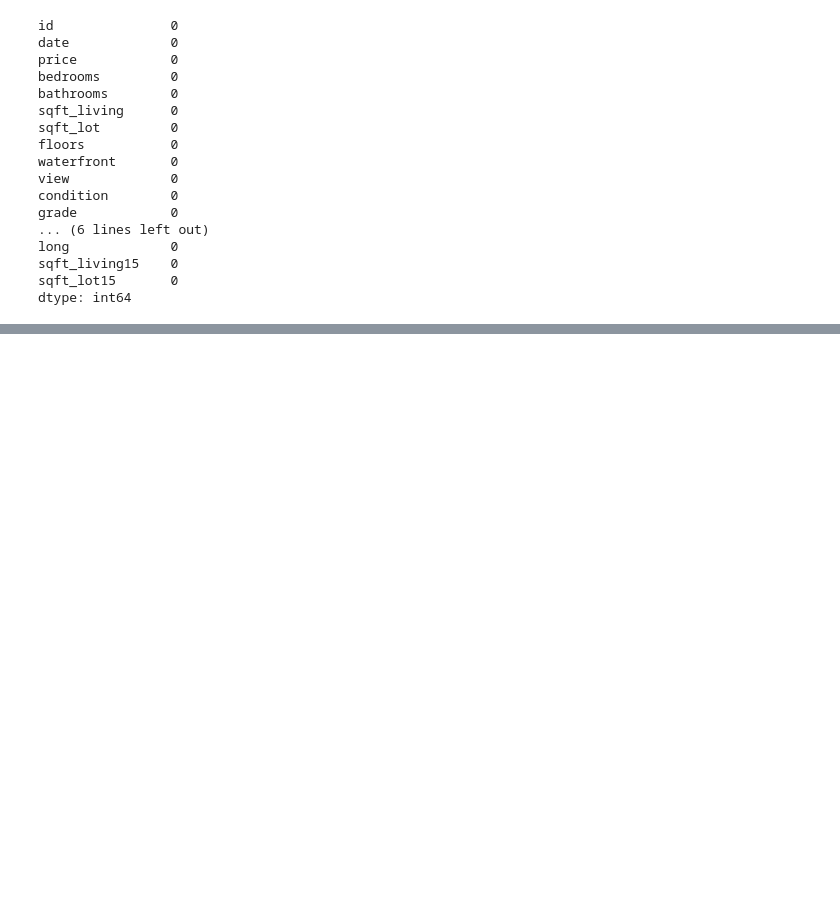
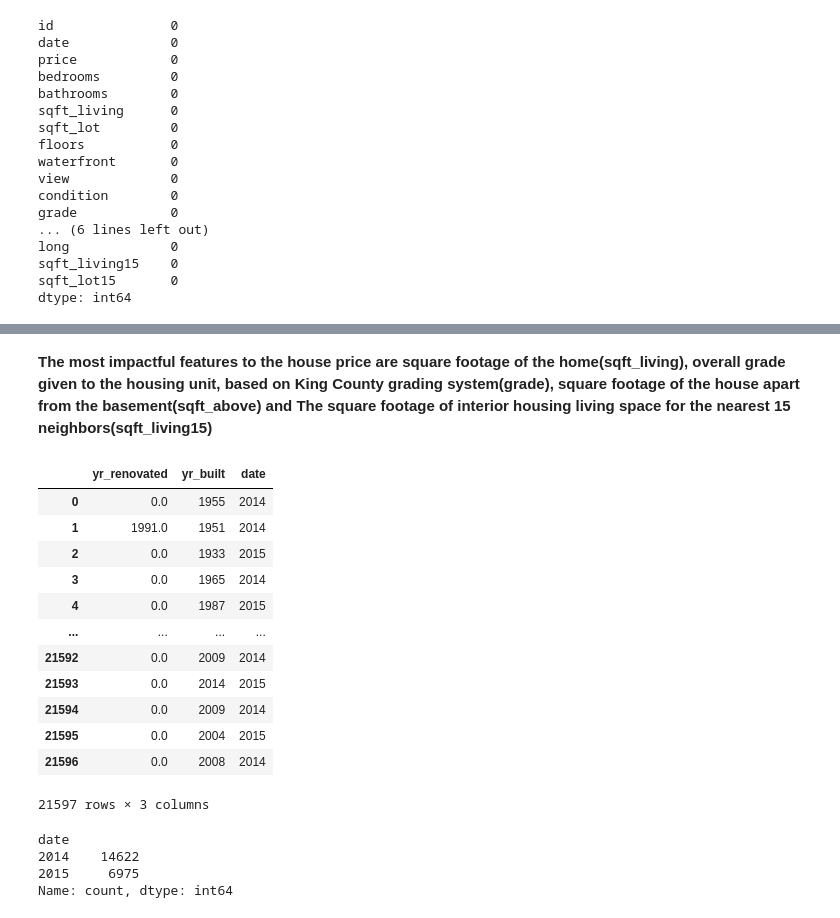
Before and after one commit to joakimTI/dsc-phase-2-project, a Jupyter notebook: student.ipynb, the cells around one changed output, grey strips where cells are left out. Cells and saved outputs as stored; diff of their text form; code cells hidden in the pictures; blank space fills up the shorter version.

```diff
--- a/student.ipynb
+++ b/student.ipynb
@@ -203,0 +296,25 @@ dtype: int64
+# %% [markdown]
+**The most impactful features to the house price are square footage of the home(sqft_living), overall grade given to the housing unit, based on King County grading system(grade), square footage of the house apart from the basement(sqft_above) and The square footage of interior housing living space for the nearest 15 neighbors(sqft_living15)**
+# %%
+df[['yr_renovated', 'yr_built', 'date']]
+# %% [output]
+|  | yr_renovated | yr_built | date |
+| 0 | 0.0 | 1955 | 2014 |
+| 1 | 1991.0 | 1951 | 2014 |
+| 2 | 0.0 | 1933 | 2015 |
+| 3 | 0.0 | 1965 | 2014 |
+| 4 | 0.0 | 1987 | 2015 |
+| ... | ... | ... | ... |
+| 21592 | 0.0 | 2009 | 2014 |
+| 21593 | 0.0 | 2014 | 2015 |
+| 21594 | 0.0 | 2009 | 2014 |
+| 21595 | 0.0 | 2004 | 2015 |
+| 21596 | 0.0 | 2008 | 2014 |
+21597 rows × 3 columns
+# %%
+df['date'].value_counts()
+# %% [output]
+date
+2014    14622
+2015     6975
+Name: count, dtype: int64
```
Also changed, not shown: parts of 16 cells of this notebook.
